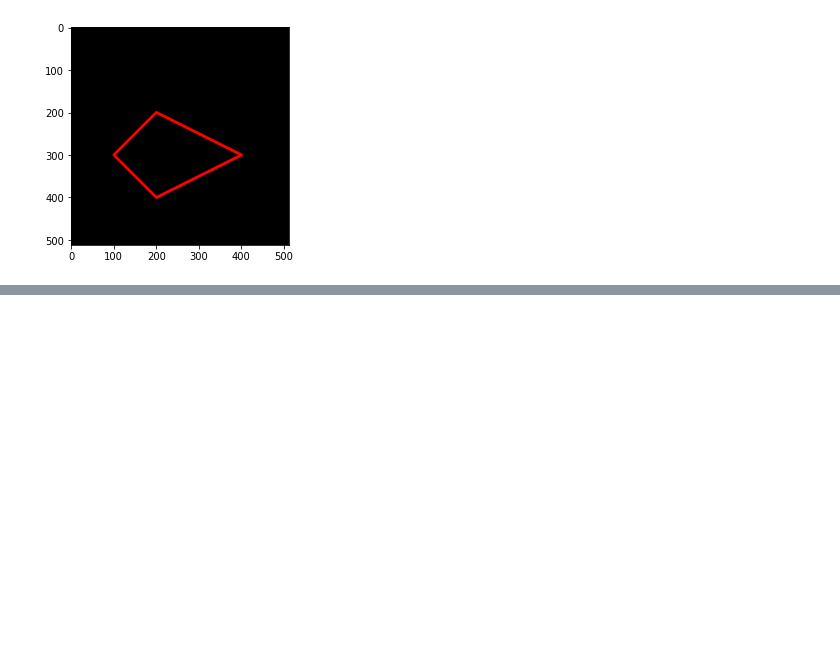
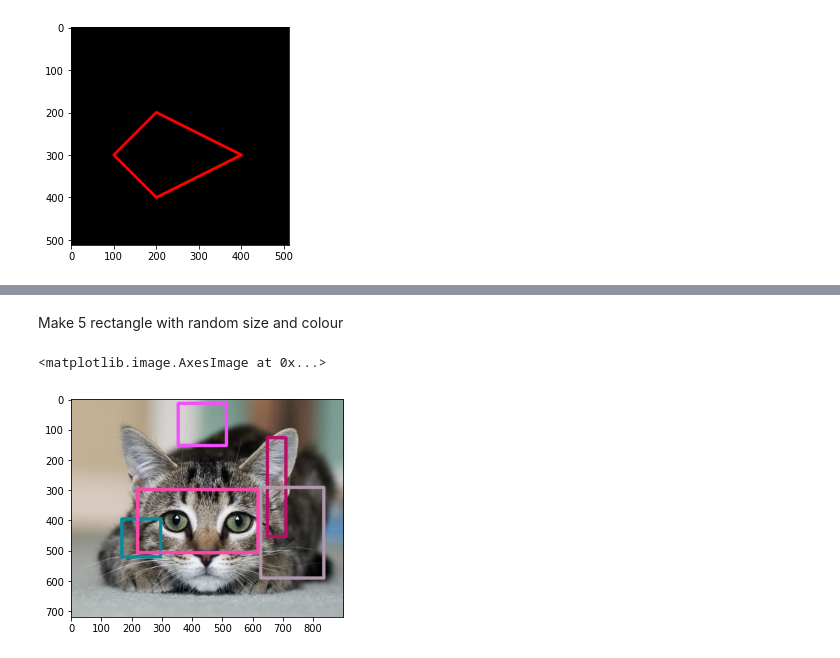
Before and after one commit to ezio341/Image-Processing, a Jupyter notebook: Week2.ipynb, the cells around one changed output, grey strips where cells are left out. Saved outputs shown, nothing was run; the diff lists cells and outputs as text; code cells hidden in the pictures; blank space fills up the shorter version.

```diff
--- a/Week2.ipynb
+++ b/Week2.ipynb
@@ -165,0 +239,25 @@ plt.imshow(black_img2)
+# %% [markdown]
+Make 5 rectangle with random size and colour
+# %%
+rand_rect_img = cv.imread('/content/drive/MyDrive/Kitten3.jpg')
+rand_rect_img = cv.cvtColor(rand_rect_img, cv.COLOR_BGR2RGB)
+
+width = rand_rect_img.shape[1]
+height = rand_rect_img.shape[0]
+
+for i in range(5):
+  rd_height1 = rd.randint(0, height)
+  rd_width1 = rd.randint(0, width)
+  rd_height2 = rd.randint(0, height)
+  rd_width2 = rd.randint(0, width)
+  rd_R = rd.randint(0, 255)
+  rd_G = rd.randint(0, 255)
+  rd_B = rd.randint(0, 255)
+  cv.rectangle(rand_rect_img, pt1 = (rd_width1, rd_height1),
+               pt2 = (rd_width2, rd_height2),
+               color = (rd_R,rd_G,rd_B), thickness = 10)
+
+plt.imshow(rand_rect_img)
+# %% [output]
+<matplotlib.image.AxesImage at 0x...>
+[figure, added]
```
Also changed, not shown: parts of 17 cells of this notebook.
